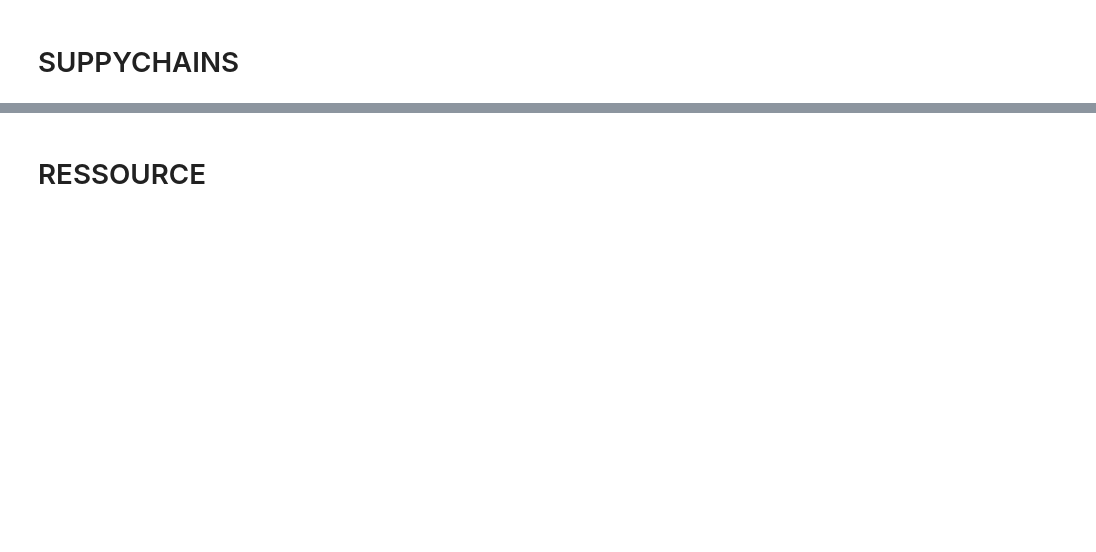
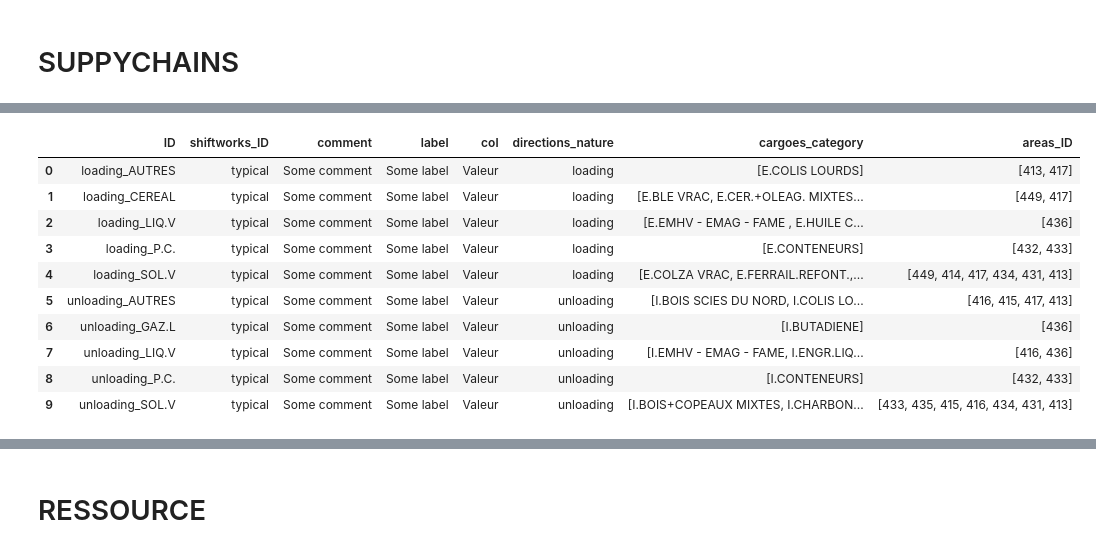
Before and after one commit to pixel-ports/pas_modelling, a Jupyter notebook: tools/parametersSet_builder/paraSet_builder.ipynb, the cells around one changed output, grey strips where cells are left out. Drawn from its saved outputs; the diff is of its cells as text; code cells hidden in the pictures; blank space fills up the shorter version.

```diff
--- a/tools/parametersSet_builder/paraSet_builder.ipynb
+++ b/tools/parametersSet_builder/paraSet_builder.ipynb
@@ -233,0 +287,20 @@ cargo_agg.head()
+# %%
+# Base du json
+
+df = data_core
+df.columns = ["cargoes_category", "directions_nature", "segment", "dock_ID", "ID"]
+# %%
+# RESHAPING
+
+supChain_df = pd.DataFrame(
+    data= df.groupby(["ID", "directions_nature"])["cargoes_category"].apply(lambda x: pd.unique(x).tolist()),
+    columns=["cargoes_category"]
+)
+
+supChain_df.insert(1, "areas_ID",
+    df.groupby(["ID", "directions_nature"])["dock_ID"].apply(lambda x: list(set(x.sum())))
+)
+
+supChain_df.reset_index(inplace= True)
+
+supChain_df.head()
@@ -233,0 +314,19 @@ cargo_agg.head()
+# %%
+supChain_df.insert(1, "label", "Some label")
+supChain_df.insert(1, "comment", "Some comment")
+supChain_df.insert(1, "shiftworks_ID", "typical")
+
+
+supChain_df
+# %% [output]
+|  | ID | shiftworks_ID | comment | label | col | directions_nature | cargoes_category | areas_ID |
+| 0 | loading_AUTRES | typical | Some comment | Some label | Valeur | loading | [E.COLIS LOURDS] | [413, 417] |
+| 1 | loading_CEREAL | typical | Some comment | Some label | Valeur | loading | [E.BLE VRAC, E.CER.+OLEAG. MIXTES... | [449, 417] |
+| 2 | loading_LIQ.V | typical | Some comment | Some label | Valeur | loading | [E.EMHV - EMAG - FAME , E.HUILE C... | [436] |
+| 3 | loading_P.C. | typical | Some comment | Some label | Valeur | loading | [E.CONTENEURS] | [432, 433] |
+| 4 | loading_SOL.V | typical | Some comment | Some label | Valeur | loading | [E.COLZA VRAC, E.FERRAIL.REFONT.,... | [449, 414, 417, 434, 431, 413] |
+| 5 | unloading_AUTRES | typical | Some comment | Some label | Valeur | unloading | [I.BOIS SCIES DU NORD, I.COLIS LO... | [416, 415, 417, 413] |
+| 6 | unloading_GAZ.L | typical | Some comment | Some label | Valeur | unloading | [I.BUTADIENE] | [436] |
+| 7 | unloading_LIQ.V | typical | Some comment | Some label | Valeur | unloading | [I.EMHV - EMAG - FAME, I.ENGR.LIQ... | [416, 436] |
+| 8 | unloading_P.C. | typical | Some comment | Some label | Valeur | unloading | [I.CONTENEURS] | [432, 433] |
+| 9 | unloading_SOL.V | typical | Some comment | Some label | Valeur | unloading | [I.BOIS+COPEAUX MIXTES, I.CHARBON... | [433, 435, 415, 416, 434, 431, 413] |
```
Also changed, not shown: parts of 16 cells of this notebook, 1 other file.
